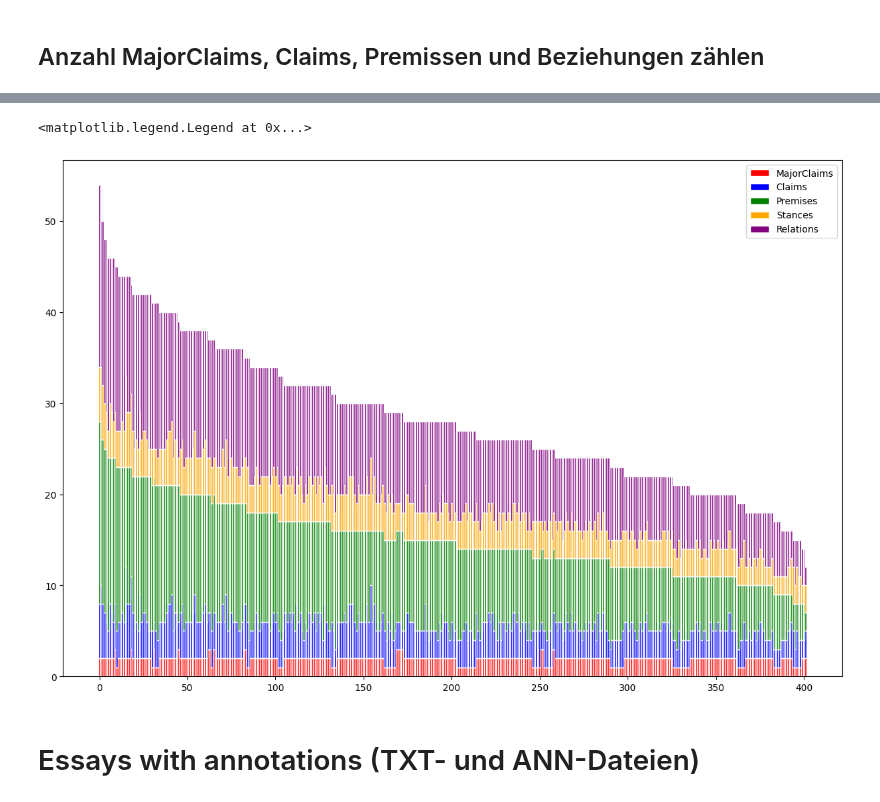
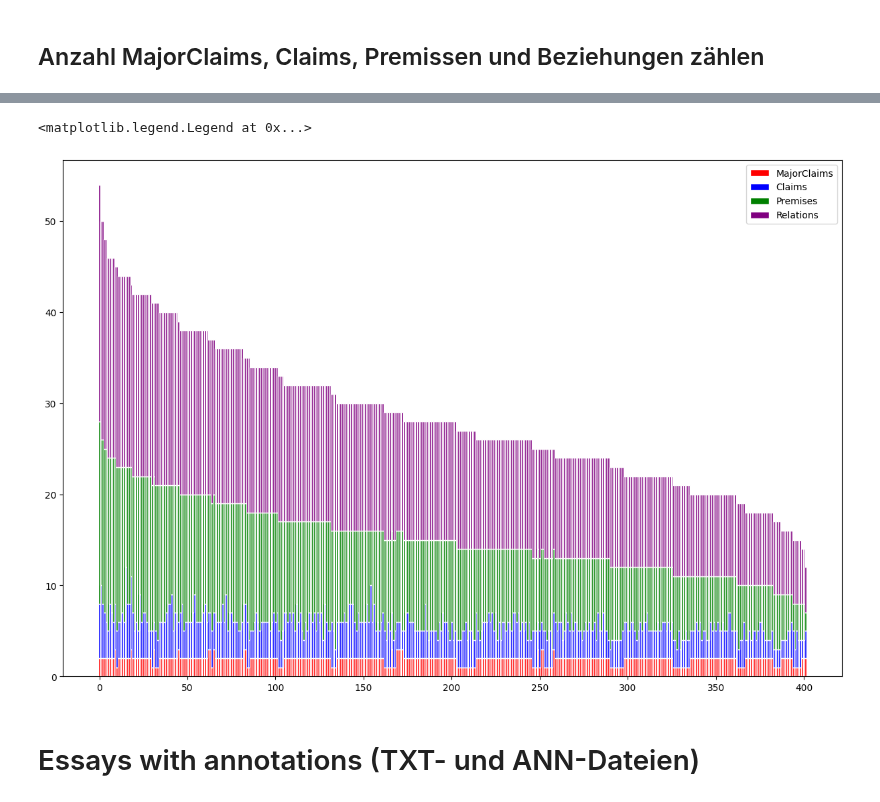
Before and after one commit to BF-DS/argument-mining, a Jupyter notebook: 1.EDA.ipynb, the cells around one changed output, grey strips where cells are left out. Drawn from its saved outputs; the diff is of its cells as text; code cells hidden in the pictures.

```diff
--- a/1.EDA.ipynb
+++ b/1.EDA.ipynb
@@ -125,30 +124,0 @@ txt_lengths_df.describe()
-# %%
-from collections import defaultdict
-
-def find_duplicate_texts(files_path_list):
-    """
-    Find duplicate texts in the given list of file paths.
-    """
-    content_dict = defaultdict(list)
-
-    for file_path in files_path_list:
-        with open(file_path, 'r') as f:
-            content = f.read()
-            content_dict[content].append(file_path)
-
-    duplicates = {k: v for k, v in content_dict.items() if len(v) > 1}
-    return duplicates
-
-# Find duplicates in the text files
-duplicates = find_duplicate_texts(files_directory_txt)
-
-# Print the duplicate texts
-if duplicates:
-    print("Duplicate texts found:")
-    for content, file_paths in duplicates.items():
-        print(f"Content: {content[:100]}...")  # Print the first 100 characters of the content
-        print("Files:")
-        for file_path in file_paths:
-            print(f"  - {file_path}")
-else:
-    print("All texts are unique.")
@@ -261,8 +269,8 @@ def count_entities(files_list):
         majorclaims = 0
         claims = 0
         premises = 0
-        stances = 0
-        relation = 0
+        #stances = 0
+        relation = 0 # stances werden als Beziehungen gezählt
         with open(file_path, 'r') as file:
             lines = file.readlines()
             for line in lines:
@@ -277,7 +285,7 @@ def count_entities(files_list):
                 elif line.startswith('A'):
                     entity = line.split('\t')[1].split(' ')[0]
                     if entity == 'Stance':
-                        stances += 1
+                        relation += 1
                 elif line.startswith('R'):
                     relation += 1
             token_count = num_tokens_from_string(' '.join(lines), model_id)
@@ -286,9 +294,9 @@ def count_entities(files_list):
                      'MajorClaims': majorclaims,
                      'Claims': claims,
                      'Premises': premises,
-                     'Stances': stances,
+                     #'Stances': stances,
                      'Relations': relation,
-                     'Total': majorclaims + claims + premises + stances + relation,
+                     'Total': majorclaims + claims + premises + relation,
                      'TokenCount_ann': token_count})
 
     df = pd.DataFrame(data)
@@ -383,19 +383,18 @@ plt.show()
 # %%
 # plot stacked bar chart for the number of entities in each file
 fig, ax = plt.subplots(figsize=(15, 10))
 
 barWidth = 1
 r = range(len(count_df))
 
 plt.bar(r, count_df['MajorClaims'], color='red', edgecolor='white', width=barWidth, label='MajorClaims')
 plt.bar(r, count_df['Claims'], bottom=count_df['MajorClaims'], color='blue', edgecolor='white', width=barWidth, label='Claims')
 plt.bar(r, count_df['Premises'], bottom=count_df['MajorClaims'] + count_df['Claims'], color='green', edgecolor='white', width=barWidth, label='Premises')
-plt.bar(r, count_df['Stances'], bottom=count_df['MajorClaims'] + count_df['Claims'] + count_df['Premises'], color='orange', edgecolor='white', width=barWidth, label='Stances')
-plt.bar(r, count_df['Relations'], bottom=count_df['MajorClaims'] + count_df['Claims'] + count_df['Premises'] + count_df['Stances'], color='purple', edgecolor='white', width=barWidth, label='Relations')
+plt.bar(r, count_df['Relations'], bottom=count_df['MajorClaims'] + count_df['Claims'] + count_df['Premises'], color='purple', edgecolor='white', width=barWidth, label='Relations')
 plt.legend()
 # %% [output]
 <matplotlib.legend.Legend at 0x...>
-[figure, old version]
+[figure, new version]
 # %% [markdown]
 # Essays with annotations (TXT- und ANN-Dateien)
 # %%
```
Also changed, not shown: parts of 16 cells of this notebook.
